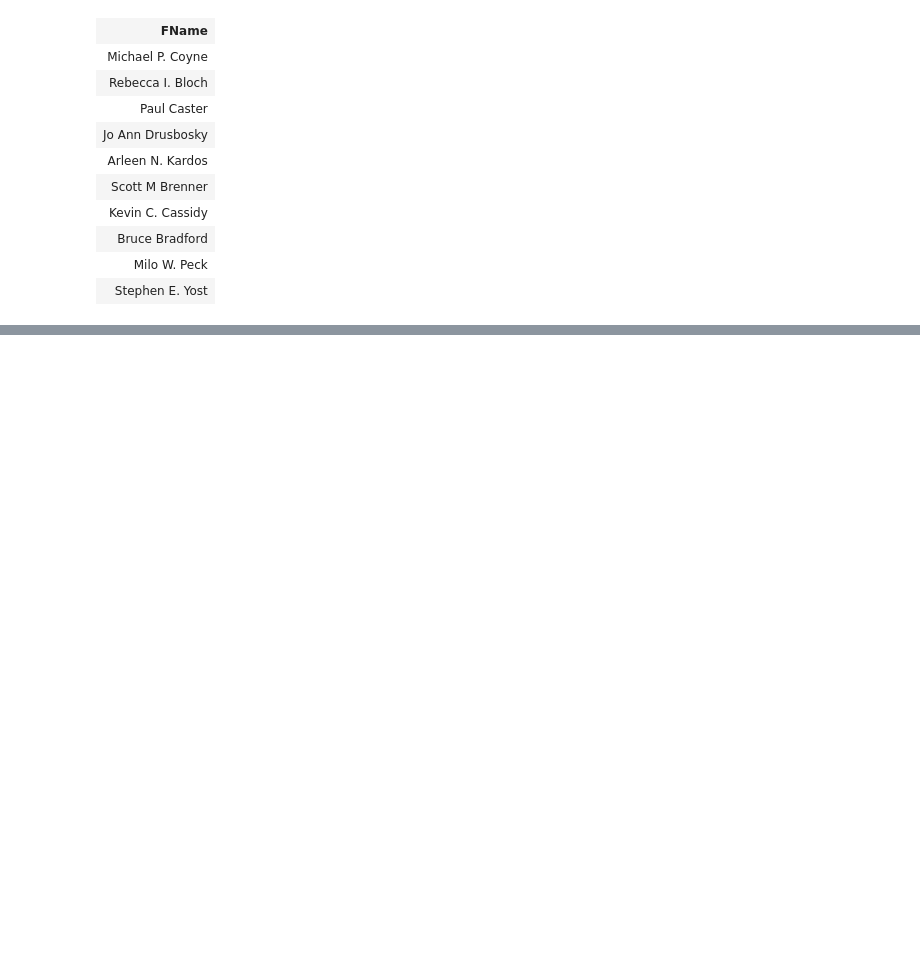
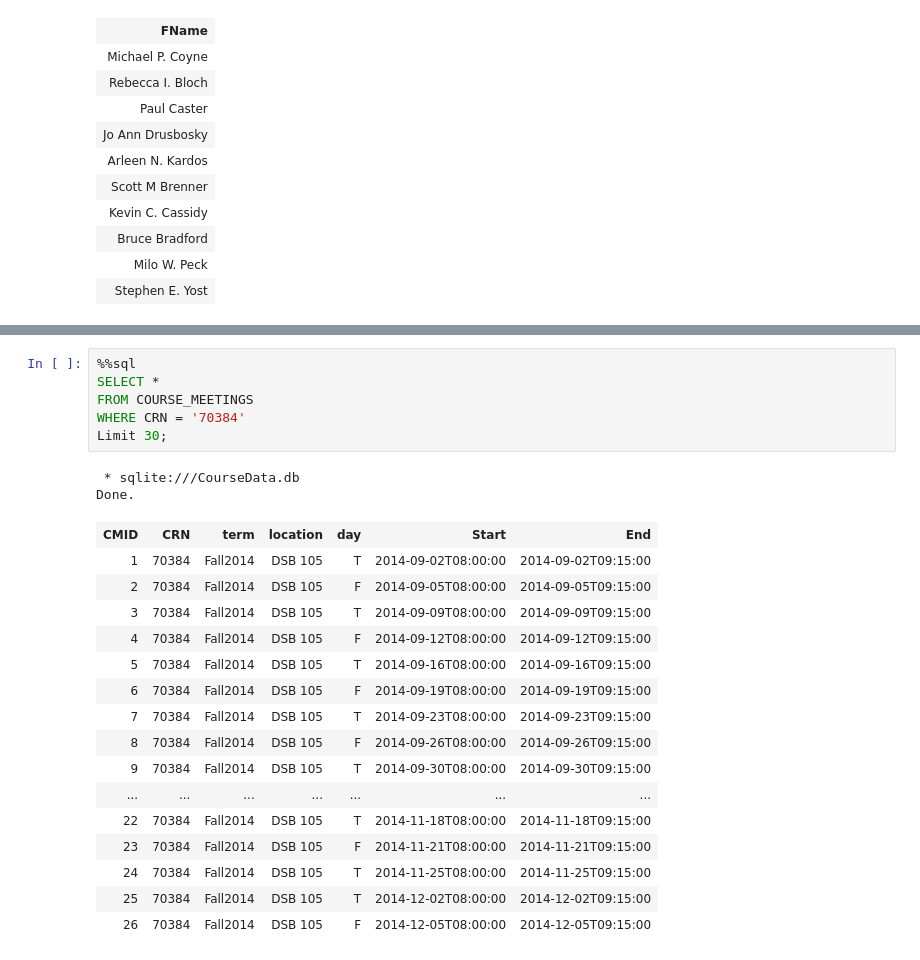
Before and after one commit to fairfield-university-ba-510-spring2019/final-project-team-of-friends, a Jupyter notebook: CourseDataTests.ipynb, the cells around one changed output, grey strips where cells are left out. Drawn from its saved outputs; the diff is of its cells as text; blank space fills up the shorter version.

```diff
--- a/CourseDataTests.ipynb
+++ b/CourseDataTests.ipynb
@@ -92,0 +117,25 @@ Done.
+# %%
+%%sql
+SELECT *
+FROM COURSE_MEETINGS
+WHERE CRN = '70384'
+Limit 30;
+# %% [output]
+ * sqlite:///CourseData.db
+Done.
+| CMID | CRN | term | location | day | Start | End |
+| 1 | 70384 | Fall2014 | DSB 105 | T | 2014-09-02T08:00:00 | 2014-09-02T09:15:00 |
+| 2 | 70384 | Fall2014 | DSB 105 | F | 2014-09-05T08:00:00 | 2014-09-05T09:15:00 |
+| 3 | 70384 | Fall2014 | DSB 105 | T | 2014-09-09T08:00:00 | 2014-09-09T09:15:00 |
+| 4 | 70384 | Fall2014 | DSB 105 | F | 2014-09-12T08:00:00 | 2014-09-12T09:15:00 |
+| 5 | 70384 | Fall2014 | DSB 105 | T | 2014-09-16T08:00:00 | 2014-09-16T09:15:00 |
+| 6 | 70384 | Fall2014 | DSB 105 | F | 2014-09-19T08:00:00 | 2014-09-19T09:15:00 |
+| 7 | 70384 | Fall2014 | DSB 105 | T | 2014-09-23T08:00:00 | 2014-09-23T09:15:00 |
+| 8 | 70384 | Fall2014 | DSB 105 | F | 2014-09-26T08:00:00 | 2014-09-26T09:15:00 |
+| 9 | 70384 | Fall2014 | DSB 105 | T | 2014-09-30T08:00:00 | 2014-09-30T09:15:00 |
+| ... | ... | ... | ... | ... | ... | ... |
+| 22 | 70384 | Fall2014 | DSB 105 | T | 2014-11-18T08:00:00 | 2014-11-18T09:15:00 |
+| 23 | 70384 | Fall2014 | DSB 105 | F | 2014-11-21T08:00:00 | 2014-11-21T09:15:00 |
+| 24 | 70384 | Fall2014 | DSB 105 | T | 2014-11-25T08:00:00 | 2014-11-25T09:15:00 |
+| 25 | 70384 | Fall2014 | DSB 105 | T | 2014-12-02T08:00:00 | 2014-12-02T09:15:00 |
+| 26 | 70384 | Fall2014 | DSB 105 | F | 2014-12-05T08:00:00 | 2014-12-05T09:15:00 |
```
Also changed, not shown: parts of 2 cells of this notebook, 4 other files.
